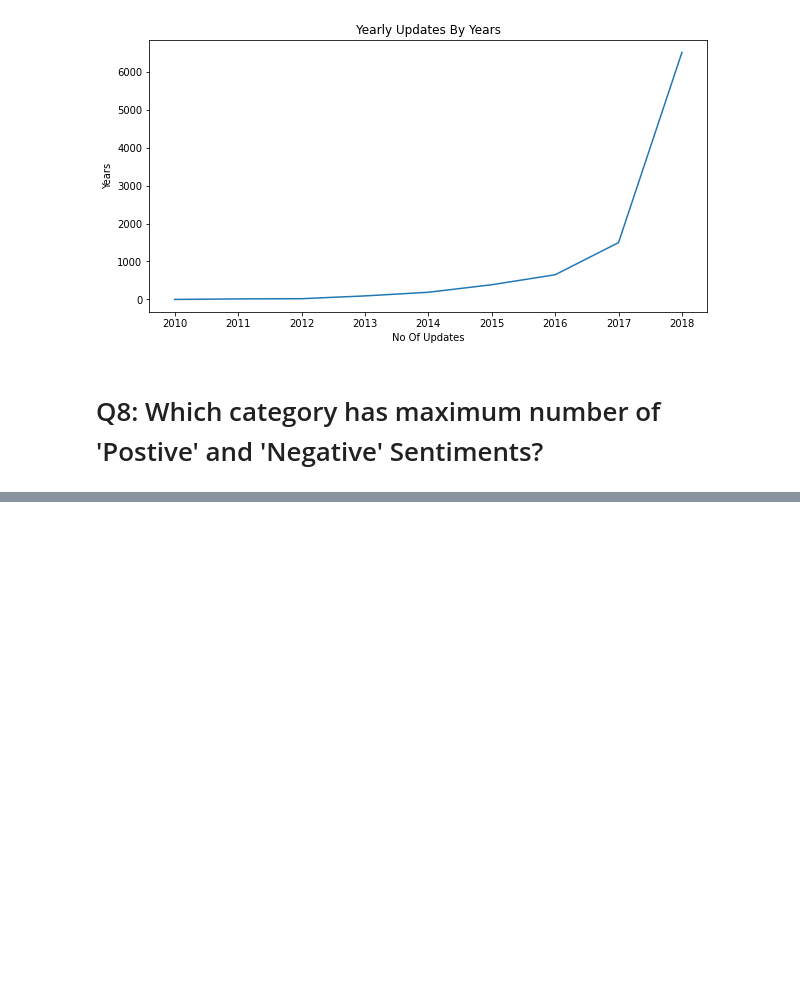
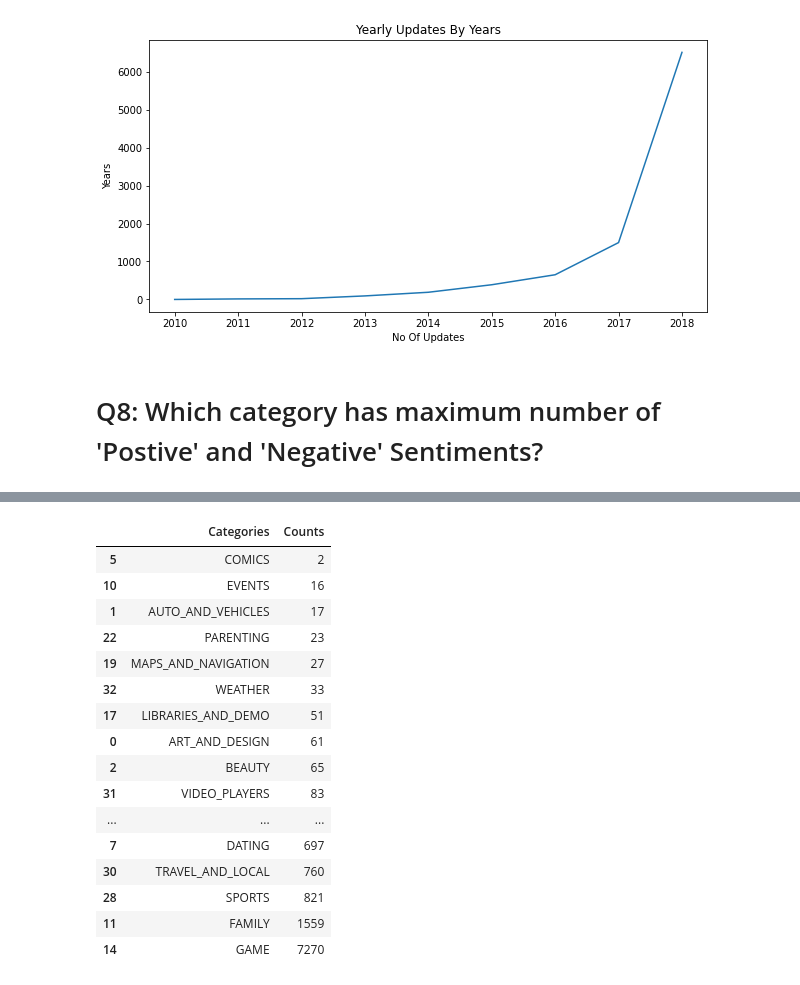
Before and after one commit to Vashu-Garg/Capstone-Project---Play-Store-App-Data-Analysis, a Jupyter notebook: Capstone_Play_Store_App_Review_Analysis_(Individual).ipynb, the cells around one changed output, grey strips where cells are left out. Saved outputs shown, nothing was run; the diff lists cells and outputs as text; code cells hidden in the pictures; blank space fills up the shorter version.

```diff
--- a/Capstone_Play_Store_App_Review_Analysis_(Individual).ipynb
+++ b/Capstone_Play_Store_App_Review_Analysis_(Individual).ipynb
@@ -497,0 +546,21 @@ user_review_df = user_review_data[['App','Sentiment']]
+# %%
+negative_sentiment_max_category = merged_RJ_df[merged_RJ_df['Sentiment'] == 'Negative'].groupby('Category')['Sentiment'].count().rename_axis('Categories').reset_index(name='Counts').sort_values(by='Counts')
+negative_sentiment_max_category
+# %% [output]
+|  | Categories | Counts |
+| 5 | COMICS | 2 |
+| 10 | EVENTS | 16 |
+| 1 | AUTO_AND_VEHICLES | 17 |
+| 22 | PARENTING | 23 |
+| 19 | MAPS_AND_NAVIGATION | 27 |
+| 32 | WEATHER | 33 |
+| 17 | LIBRARIES_AND_DEMO | 51 |
+| 0 | ART_AND_DESIGN | 61 |
+| 2 | BEAUTY | 65 |
+| 31 | VIDEO_PLAYERS | 83 |
+| ... | ... | ... |
+| 7 | DATING | 697 |
+| 30 | TRAVEL_AND_LOCAL | 760 |
+| 28 | SPORTS | 821 |
+| 11 | FAMILY | 1559 |
+| 14 | GAME | 7270 |
```
Also changed, not shown: parts of 9 cells of this notebook.
